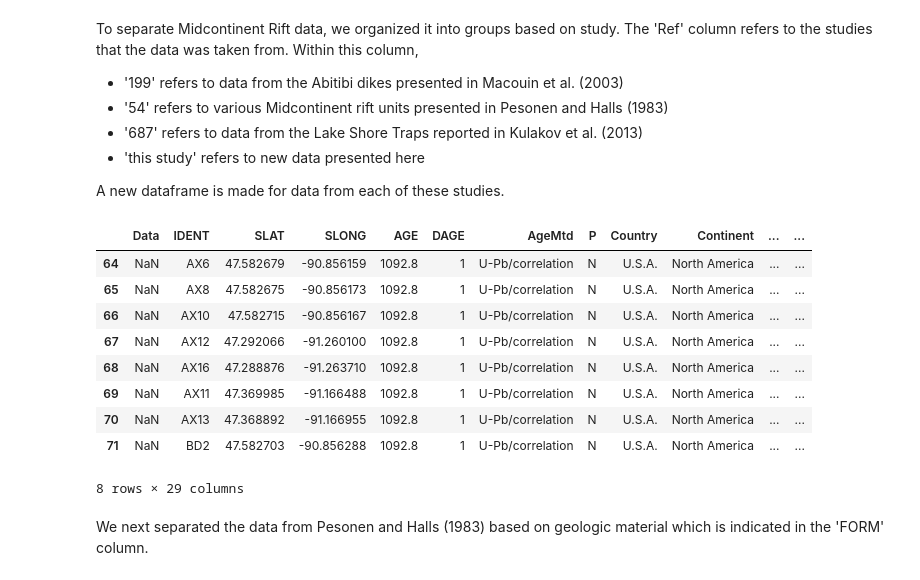
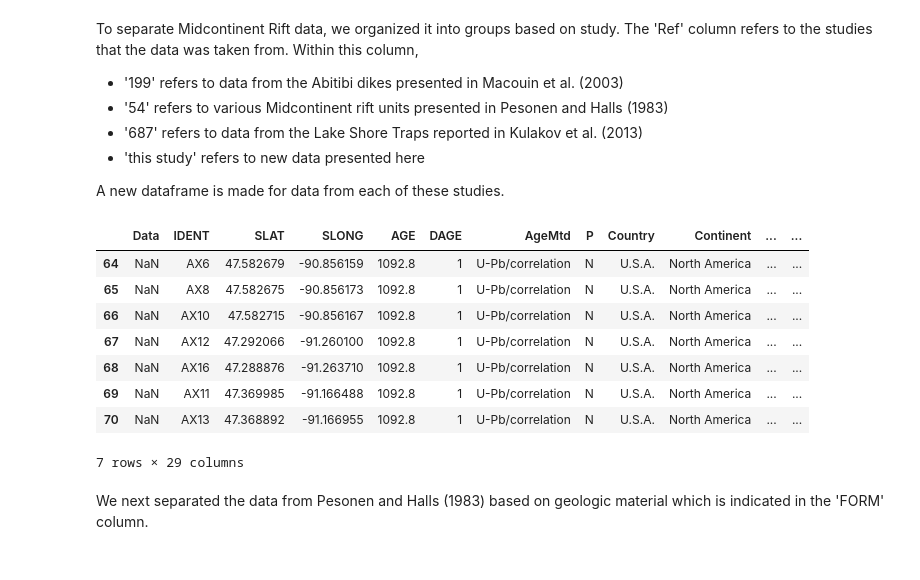
Before and after one commit to Swanson-Hysell-Group/AX_BD_PINT, a Jupyter notebook: code/AX_BD_PINT.ipynb, the cells around one changed output. Saved outputs shown, nothing was run; the diff lists cells and outputs as text; code cells hidden in the pictures.

```diff
--- a/code/AX_BD_PINT.ipynb
+++ b/code/AX_BD_PINT.ipynb
@@ -485,21 +485,21 @@ A new dataframe is made for data from each of these studies.
 # %%
 MCR_PINT_Abitibi = MCR_PINT_database.loc[MCR_PINT_database.Ref == '199']
 MCR_PINT_PH = MCR_PINT_database.loc[MCR_PINT_database.Ref == '54']
 MCR_PINT_LST = MCR_PINT_database.loc[MCR_PINT_database.Ref == '687']
 MCR_PINT_volc = MCR_PINT_database.loc[MCR_PINT_database.Ref == '2018']
 MCR_PINT_BBC = MCR_PINT_database.loc[MCR_PINT_database.Ref == 'this study']
+MCR_PINT_BBC = MCR_PINT_BBC[MCR_PINT_BBC['IDENT'].str.contains('AX')]
 MCR_PINT_BBC
 # %% [output]
 |  | Data | IDENT | SLAT | SLONG | AGE | DAGE | AgeMtd | P | Country | Continent | ... | ... |
 | 64 | NaN | AX6 | 47.582679 | -90.856159 | 1092.8 | 1 | U-Pb/correlation | N | U.S.A. | North America | ... | ... |
 | 65 | NaN | AX8 | 47.582675 | -90.856173 | 1092.8 | 1 | U-Pb/correlation | N | U.S.A. | North America | ... | ... |
 | 66 | NaN | AX10 | 47.582715 | -90.856167 | 1092.8 | 1 | U-Pb/correlation | N | U.S.A. | North America | ... | ... |
 | 67 | NaN | AX12 | 47.292066 | -91.260100 | 1092.8 | 1 | U-Pb/correlation | N | U.S.A. | North America | ... | ... |
 | 68 | NaN | AX16 | 47.288876 | -91.263710 | 1092.8 | 1 | U-Pb/correlation | N | U.S.A. | North America | ... | ... |
 | 69 | NaN | AX11 | 47.369985 | -91.166488 | 1092.8 | 1 | U-Pb/correlation | N | U.S.A. | North America | ... | ... |
 | 70 | NaN | AX13 | 47.368892 | -91.166955 | 1092.8 | 1 | U-Pb/correlation | N | U.S.A. | North America | ... | ... |
-| 71 | NaN | BD2 | 47.582703 | -90.856288 | 1092.8 | 1 | U-Pb/correlation | N | U.S.A. | North America | ... | ... |
-8 rows × 29 columns
+7 rows × 29 columns
 # %% [markdown]
 We next separated the data from Pesonen and Halls (1983) based on geologic material which is indicated in the 'FORM' column.
 # %%
```
Also changed, not shown: parts of 8 cells of this notebook, 9 other files.
